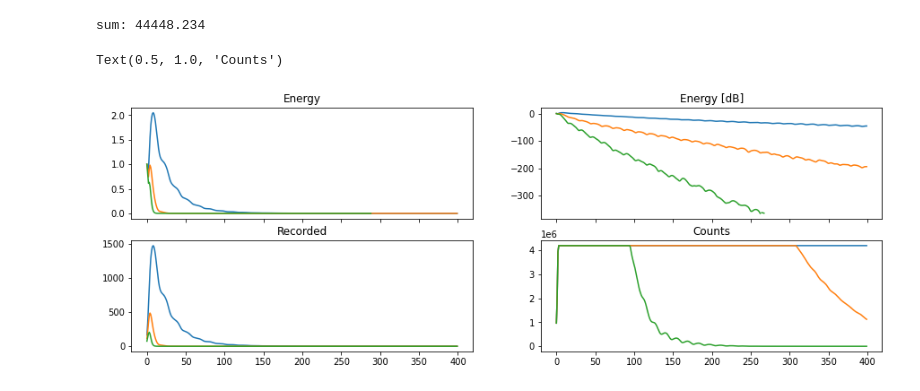
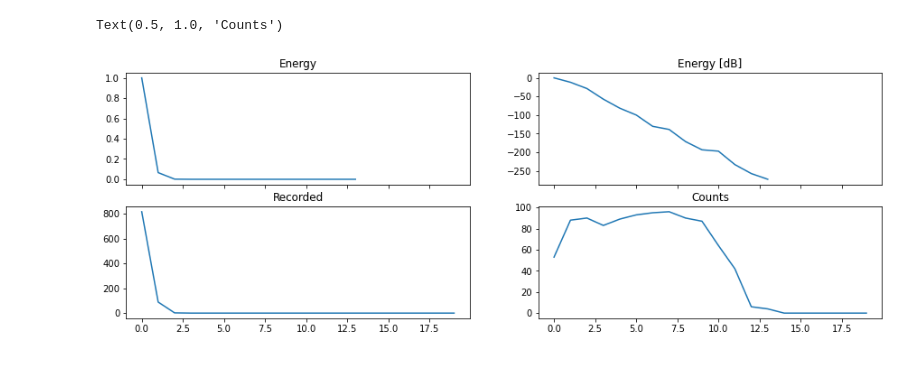
Before and after one commit to LeonardEyer/mitsuba2, a Jupyter notebook: notebook/acoustic-integration.ipynb, the cells around one changed output. Drawn from its saved outputs; the diff is of its cells as text; code cells hidden in the pictures.

```diff
--- a/notebook/acoustic-integration.ipynb
+++ b/notebook/acoustic-integration.ipynb
@@ -91,27 +91,27 @@ def make_shoebox_scene(emitter_pos, sensor_pos, box_dimensions, radius, max_time
     }
     return scene
 
-def get_vals(data, size, copy=False):
+def get_vals(data, size, copy=True):
     return np.array(data, copy=copy).reshape(size)
 # %%
 from mitsuba.core.xml import load_string, load_dict
 
 config = {
-    "bins": [1, 2, 3],
-    "absorption": [(1, 0.1), (2, 0.5), (3, 0.9)],
-    "scattering": 0.0,
-    "max_time": 4,
-    "time_steps": 400,
-    "spp": 100000,
-    "samples_per_pass": 100,
+    "bins": [1],#[1, 2, 3],
+    "absorption": 0.5,# [(1, 0.1), (2, 0.5), (3, 0.9)],
+    "scattering": 0.5,
+    "max_time": 2,
+    "time_steps": 200,
+    "spp": 1,
+    "samples_per_pass": 1,
     "box_dimensions": [25, 12, 7],
     "emitter_pos": [20, 7, 2],
     "sensor_pos": [9, 6, 1],
     "radius": .1,
-    "max_depth": 1000,
+    "max_depth": 50,
     "rfilter": {
-        "type": "gaussian",
-        "stddev": 2.0
+        "type": "box",
+        "radius": 0.5
     }
 }
 
@@ -142,29 +133,26 @@ assert status
-# %%
-film = sensor.film()
-raw = film.bitmap(raw=True)
-counts = film.bitmap(raw=False)
-vals = get_vals(raw, film.size())
-vals_count = get_vals(counts, film.size())
-
-print("sum:", np.sum(vals))
-
-energy = vals / vals_count
-energy /= energy[0]
-energy_db = 10 * np.log10(energy)
-# %% [output]
-sum: 44448.234
 # %%
+film = sensor.film()
+
+hist = film.get_histogram()
+
+vals = get_vals(hist.data(), film.size()).astype('float64')
+vals_count = get_vals(hist.counts(), film.size()).astype('float64')
+
+energy = vals / vals_count
+energy /= energy[0]
+energy_db = 10 * np.log10(energy)
+
 fig, ((ax1, ax2), (ax3, ax4)) = plt.subplots(2, 2, sharex=True, figsize=(15, 5))
 ax1.plot(energy)
 ax1.set_title("Energy")
 ax2.plot(energy_db)
 ax2.set_title("Energy [dB]")
 ax3.plot(vals)
 ax3.set_title("Recorded")
 ax4.plot(vals_count)
 ax4.set_title("Counts")
 # %% [output]
 Text(0.5, 1.0, 'Counts')
-[figure, old version]
+[figure, new version]
 # %%
 #np.save('data/RT-EDC-box-5-5-5.npy', energy_db)
```
Also changed, not shown: parts of 10 cells of this notebook, 24 other files.
